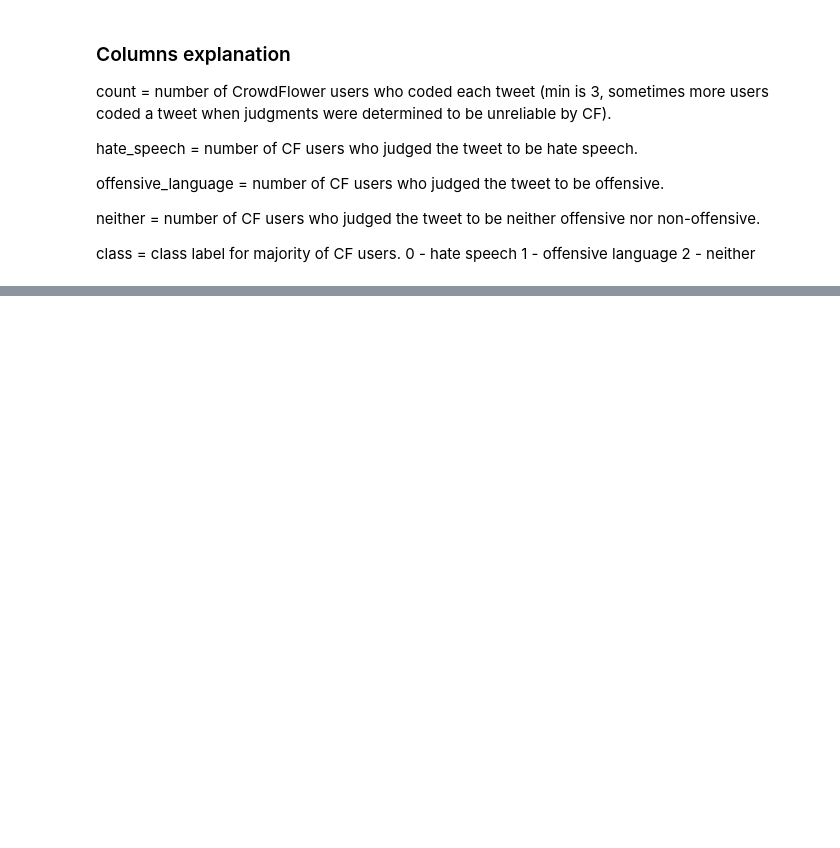
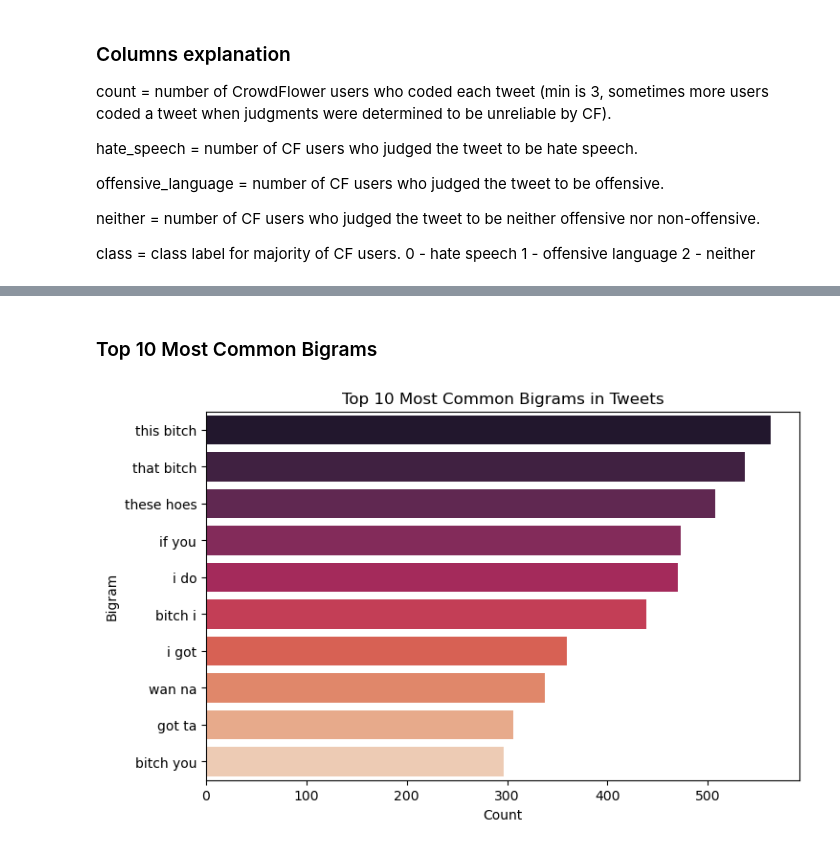
Before and after one commit to davydantoniuk/youtube-sentiment-analyser, a Jupyter notebook: models/model2/model2.ipynb, the cells around one changed output, grey strips where cells are left out. Saved outputs shown, nothing was run; the diff lists cells and outputs as text; code cells hidden in the pictures; blank space fills up the shorter version.

```diff
--- a/models/model2/model2.ipynb
+++ b/models/model2/model2.ipynb
@@ -32,0 +105,20 @@ class = class label for majority of CF users. 0 - hate speech 1 - offensive lang
+# %% [markdown]
+### Top 10 Most Common Bigrams
+# %%
+from nltk import bigrams
+stop_words = set(["a", "the", "is", "in", "to", "and", "of", "for", "on", "with", "at", "by", "from"])
+def get_bigrams(text):
+    words = [word for word in word_tokenize(text.lower()) if word.isalpha() and word not in stop_words]
+    return list(bigrams(words))
+all_bigrams = list(itertools.chain(*data["tweet"].apply(get_bigrams)))
+bigram_counts = Counter(all_bigrams).most_common(10)
+bigram_df = pd.DataFrame(bigram_counts, columns=["Bigram", "Count"])
+bigram_df["Bigram"] = bigram_df["Bigram"].apply(lambda x: " ".join(x))
+plt.figure(figsize=(8, 5))
+sns.barplot(y="Bigram", x="Count", data=bigram_df, hue="Bigram", dodge=False, palette="rocket", legend=False)
+plt.title("Top 10 Most Common Bigrams in Tweets")
+plt.xlabel("Count")
+plt.ylabel("Bigram")
+plt.show()
+# %% [output]
+[figure, added]
```
Also changed, not shown: parts of 13 cells of this notebook.
